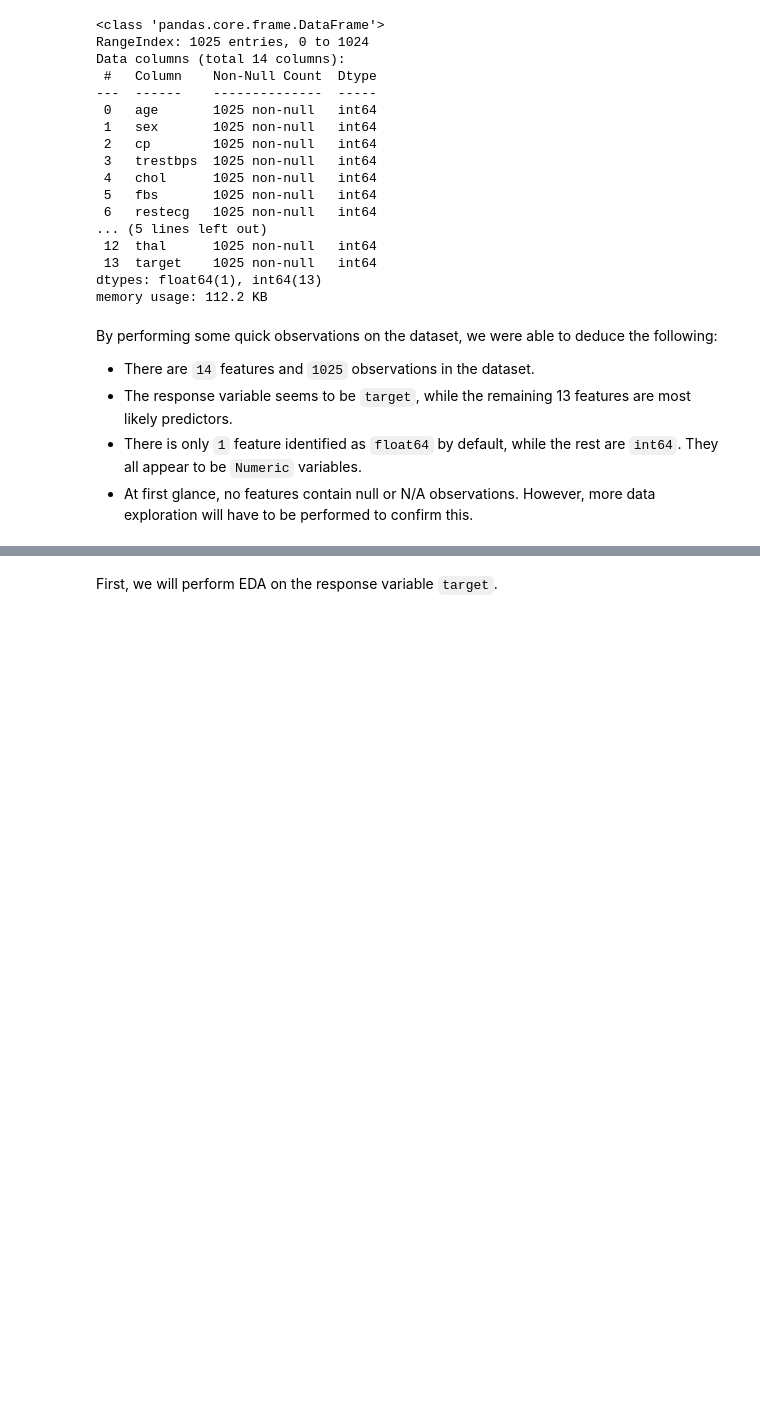
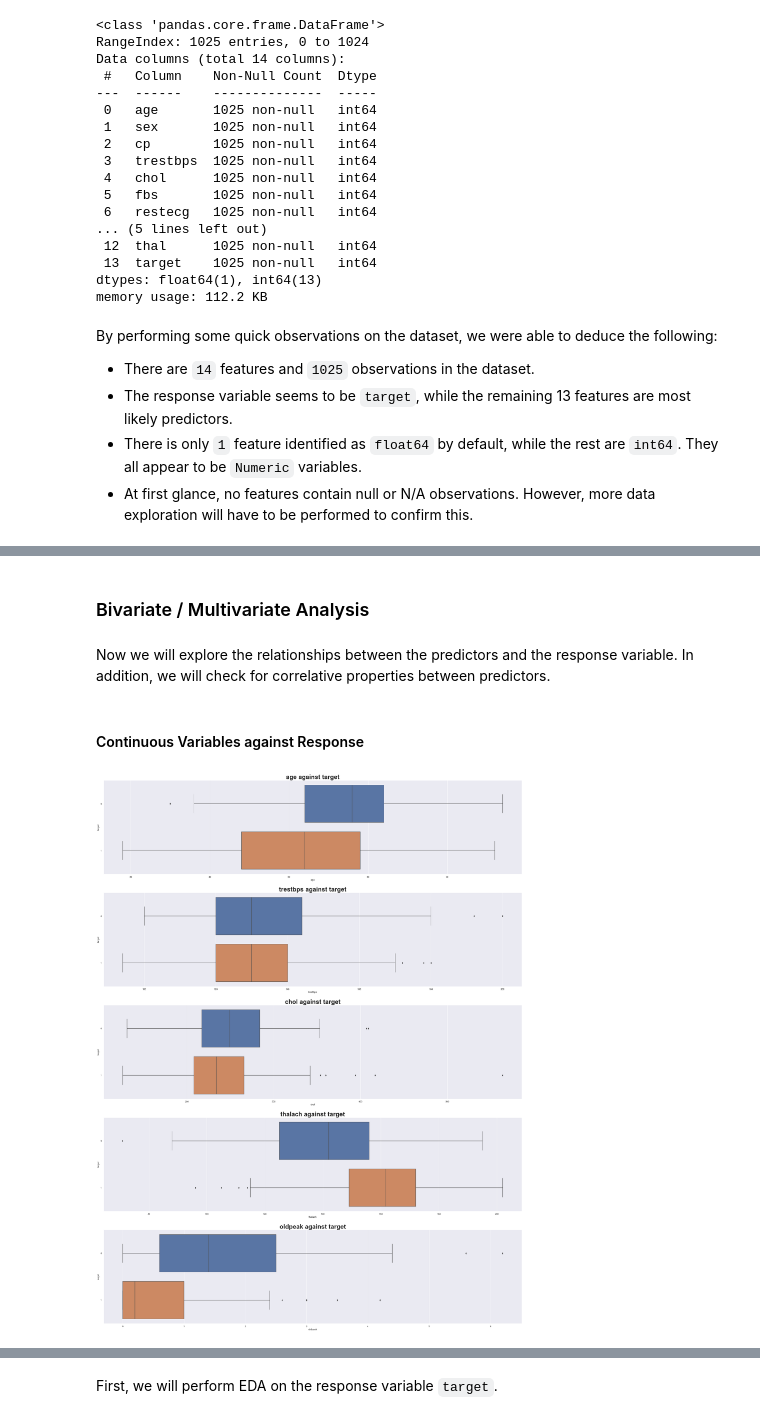
Before and after one commit to jeeem-bit/Heart-Disease-Prediction, a Jupyter notebook: Group8_MiniProject.ipynb, the cells around one changed output, grey strips where cells are left out. Drawn from its saved outputs; the diff is of its cells as text; code cells hidden in the pictures; blank space fills up the shorter version.

```diff
--- a/Group8_MiniProject.ipynb
+++ b/Group8_MiniProject.ipynb
@@ -97,0 +178,17 @@ cont_list = ['age', 'trestbps', 'chol', 'thalach', 'oldpeak']
+# %% [markdown]
+<h3>Bivariate / Multivariate Analysis</h3>
+# %% [markdown]
+Now we will explore the relationships between the predictors and the response variable. In addition, we will check for correlative properties between predictors.
+# %% [markdown]
+<h4>Continuous Variables against Response</h4>
+# %%
+f, axes = plt.subplots(len(cont_list), 1, figsize=(36,48))
+
+count = 0
+for feature in cont_list:
+    g1 = sb.boxplot(data=df_new, x=feature, y='target', orient='h', ax=axes[count])
+    title = feature + ' against target'
+    g1.set_title(title, fontdict={'fontsize':30, 'fontweight':'bold'})
+    count += 1
+# %% [output]
+[figure, added]
```
Also changed, not shown: parts of 61 cells of this notebook.
